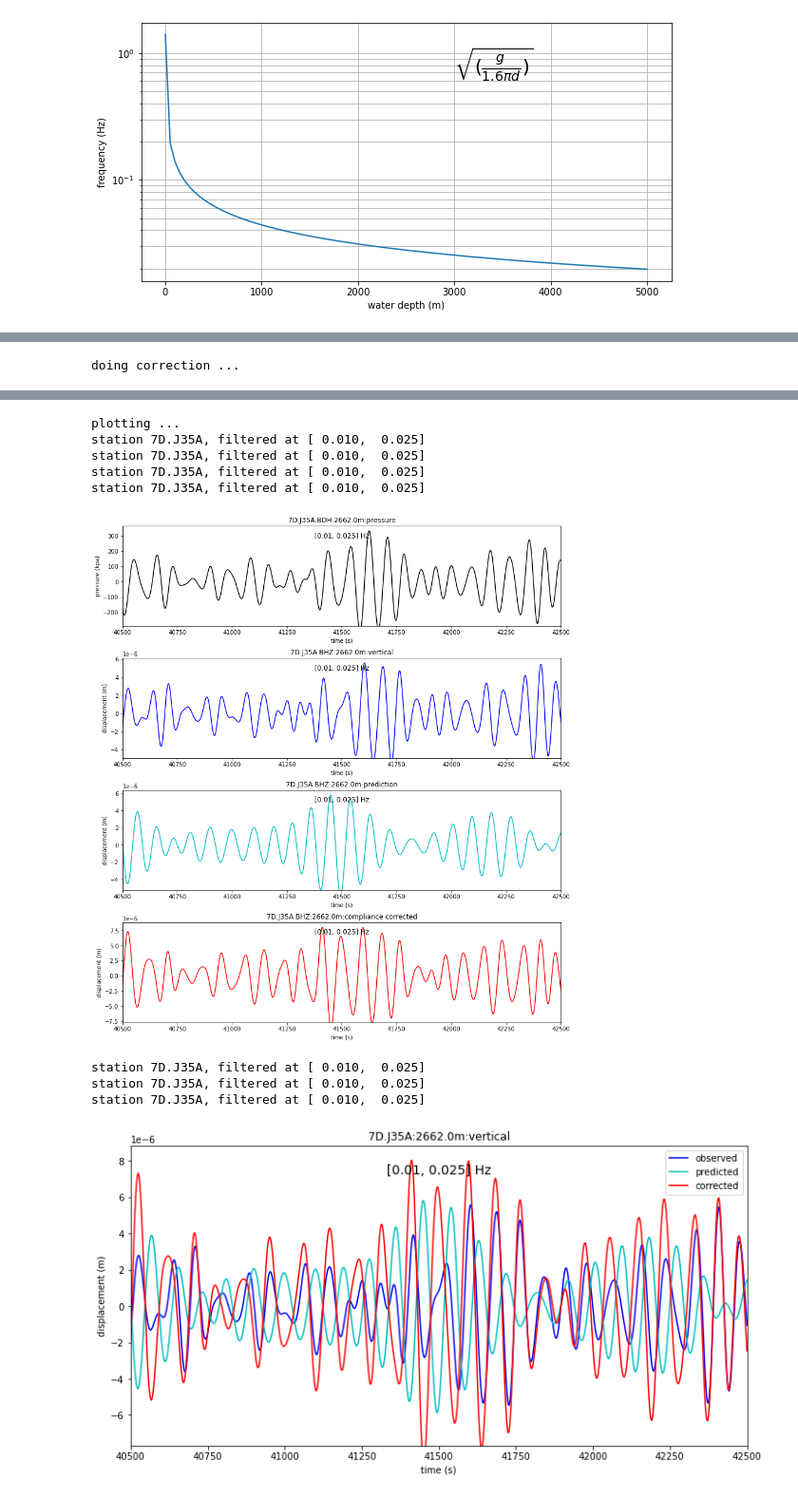
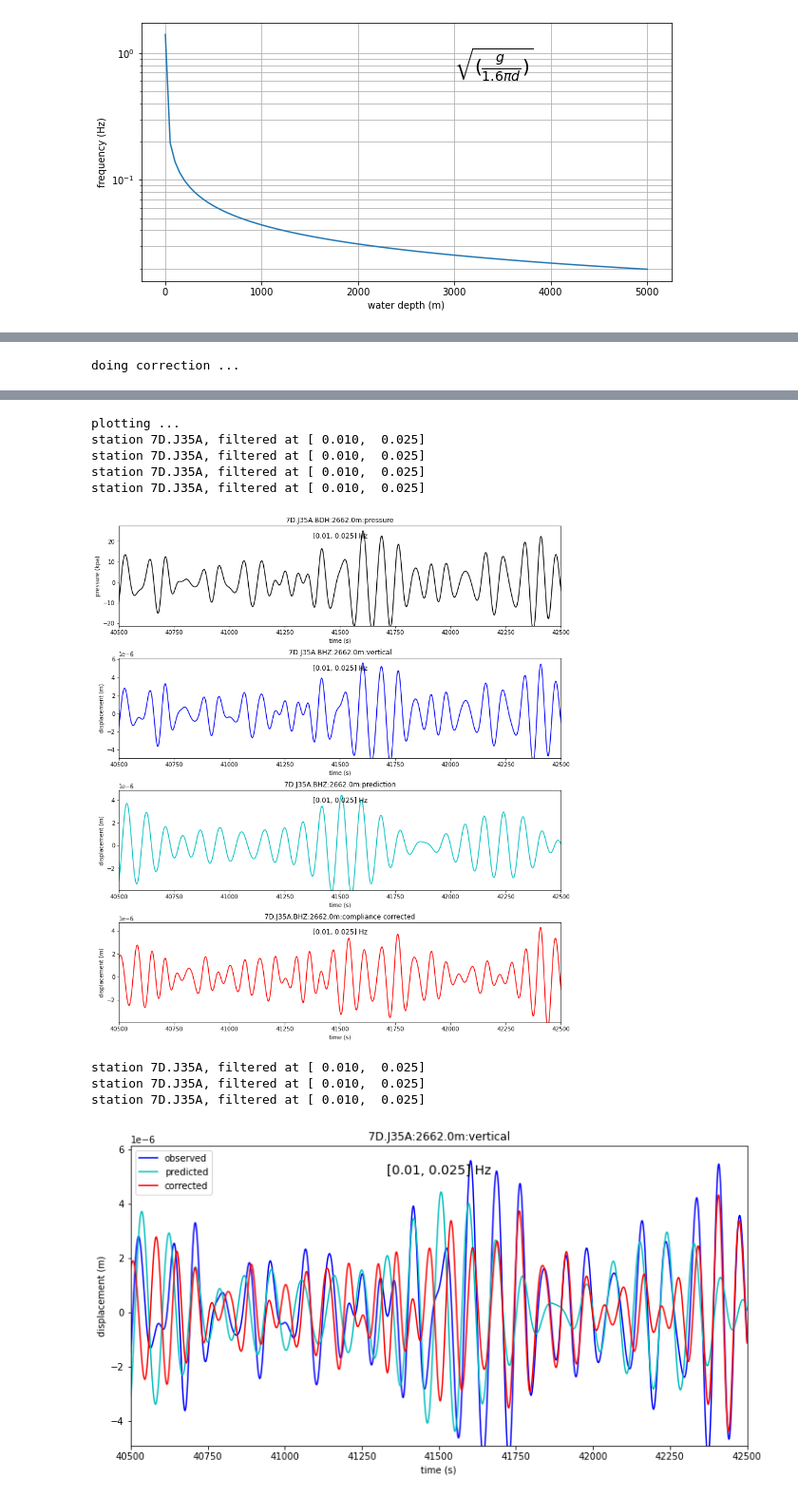
Before and after one commit to xtyangpsp/SeisGo, a Jupyter notebook: OBS/TCcorrection_examples_continous.ipynb, the cells around one changed output, grey strips where cells are left out. Shown: that part at 95% size. Cells and saved outputs as stored; diff of their text form; code cells hidden in the pictures.

```diff
--- a/OBS/TCcorrection_examples_continous.ipynb
+++ b/OBS/TCcorrection_examples_continous.ipynb
@@ -47,6 +70,7 @@ endtime   = obspy.UTCDateTime("2012_01_22_0_0_0")
 stlamin,stlamax,stlomin,stlomax= 37.0,52.0,-133.0,-116.0
 rmresp=True #remove instrument response
 rmrespoutput="DISP"
+rmrespoutput_pressure="VEL"
 # parameters for butterworth filter
 samp_freq=20
 pfreqmin=0.001
@@ -143,18 +167,16 @@ for ista in stalist:
     #remove response from the two downloaded channels
     if rmresp:
         for it in range(len(trall)):
-#             if it == 0: continue #skip pressure channel
             if not stinv[it][0][0][0].response:
                 raise ValueError('no response found in the inventory! abort!')
             else:
                 try:
-                    print('removing response for %s using inv'%trall[it])
+                    print('removing response for %s using inv '%trall[it])
                     trall[it].attach_response(stinv[it])
-#                     trall[it].remove_response(pre_filt=pre_filt,water_level=60)
-#                     if it == 0: #:continue #skip pressure channel
-#                         trall[it].remove_response(output='PRESSURE',pre_filt=pre_filt,water_level=60)
-#                     else:
-                    trall[it].remove_response(output=rmrespoutput,pre_filt=pre_filt,water_level=60)
+                    if trall[it].stats.channel in Pchanlist:
+                        trall[it].remove_response(output=rmrespoutput_pressure,pre_filt=pre_filt,water_level=60)
+                    else:
+                        trall[it].remove_response(output=rmrespoutput,pre_filt=pre_filt,water_level=60)
                 except Exception as e:
                     print(e)
                     trall[it] = []
@@ -171,8 +193,16 @@ for ista in stalist:
     print("getting transfer function ...")
 #     trall[0].data=1000*trall[0].data #change from kpa to pa
     ff,coh,adm,phs,adm_err,phs_err = gettransfer(trall[0].data,trall[1].data,\
-                                                 delta,iplot=True,winlen=2000,\
-                                                figname=net+"."+ista+"."+pchan+"-"+zchan+"_debug_transfer.png")
+                                                 delta,winlen=2000)
+    plt.figure(figsize=(8,4))
+    plt.plot(ff,coh,'o')
+    plt.xlabel("frequency (Hz)")
+    plt.ylabel("coherence")
+    plt.title("Coherence")
+    plt.xlim([freqmin,freqmax])
+    plt.savefig(net+"."+ista+"."+zchan+"_coherence.png",orientation='landscape')
+    plt.show()
+    plt.close()
     # do correction now.
     print("doing correction ...")
     trZ_pred,trZ_left = docorrection(trall[0],trall[1],adm,adm_err,phs,phs_err,\
@@ -194,13 +224,14 @@ for ista in stalist:
     tlen=tmax-tmin
     if tlen>3600:tlen=3600 #only plot 1 hour now
 
-    plot_trace(trall,size=(12,13),title=trlabels,freqmin=freqmin,freqmax=freqmax,\
+    plot_trace(trall,size=(12,13),title=trlabels,freq=[freqmin,freqmax],\
                xlimit=(tmin,tmin+tlen),subplotpar=(4,1),\
                ylabels=["pressure (kpa)","displacement (m)","displacement (m)","displacement (m)"],\
                outfile=net+"."+ista+"_correction.png",spacing=1,colors=['k','b','c','r'])
     plot_trace((trall[1],trall[2],trall[3]),size=(12,6),datalabels=["observed","predicted","corrected"],\
-               title=net+"."+ista+":"+str(np.abs(elv))+"m:vertical",freqmin=freqmin,freqmax=freqmax,xlimit=(tmin,tmin+tlen),mode="overlap",\
-               ylabels=["displacement (m)"],outfile=net+"."+ista+"_comparison.png",colors=['b','c','r'])
+               title=net+"."+ista+":"+str(np.abs(elv))+"m:vertical",freq=[freqmin,freqmax],\
+               xlimit=(tmin,tmin+tlen),mode="overlap",ylabels=["displacement (m)"],\
+               outfile=net+"."+ista+"_comparison.png",colors=['b','c','r'])
 # %% [output]
 pressure channel BDH
 vertical channel BHZ
@@ -214,10 +245,10 @@ doing correction ...
 plotting ...
 station 7D.J35A, filtered at [ 0.010,  0.025]
 station 7D.J35A, filtered at [ 0.010,  0.025]
 station 7D.J35A, filtered at [ 0.010,  0.025]
 station 7D.J35A, filtered at [ 0.010,  0.025]
-[figure, old version]
+[figure, new version]
 station 7D.J35A, filtered at [ 0.010,  0.025]
 station 7D.J35A, filtered at [ 0.010,  0.025]
 station 7D.J35A, filtered at [ 0.010,  0.025]
-[figure, old version]
+[figure, new version]
```
Also changed, not shown: parts of 10 cells of this notebook, 2 other files.
